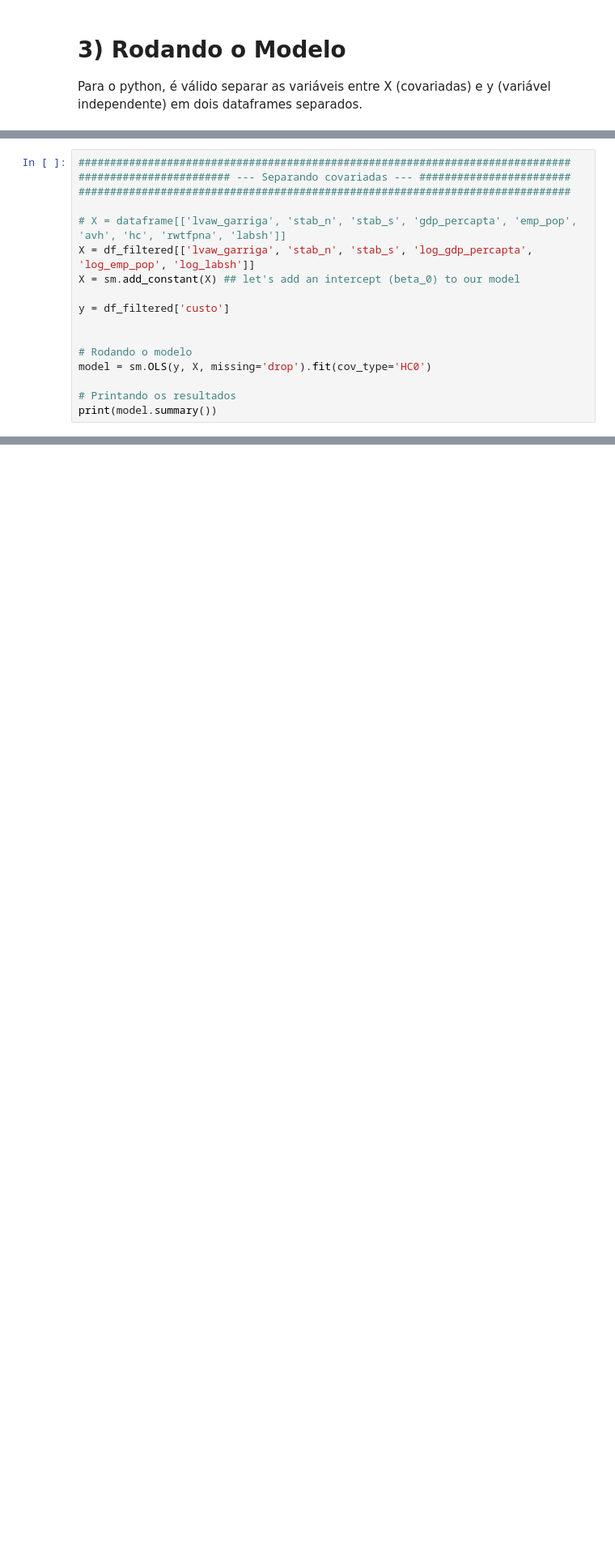
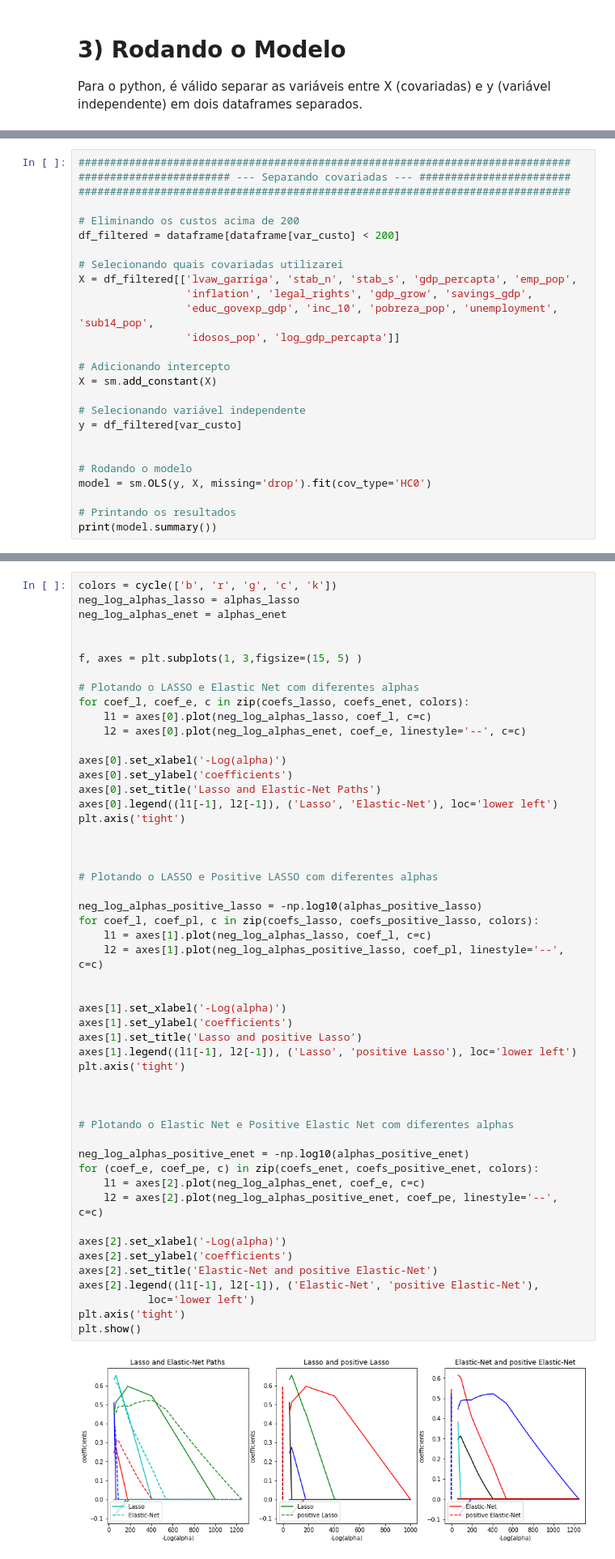
Before and after one commit to lucasestrela/Dissertacao, a Jupyter notebook: Rodando_Modelo.ipynb, the cells around one changed output, grey strips where cells are left out. Shown at 81% size. Saved outputs shown, nothing was run; the diff lists cells and outputs as text; blank space fills up the shorter version.

```diff
--- a/Rodando_Modelo.ipynb
+++ b/Rodando_Modelo.ipynb
@@ -74,11 +83,20 @@ df_filtered.head()
 ######################## --- Separando covariadas --- ########################
 ##############################################################################
 
-# X = dataframe[['lvaw_garriga', 'stab_n', 'stab_s', 'gdp_percapta', 'emp_pop', 'avh', 'hc', 'rwtfpna', 'labsh']]
-X = df_filtered[['lvaw_garriga', 'stab_n', 'stab_s', 'log_gdp_percapta', 'log_emp_pop', 'log_labsh']]
-X = sm.add_constant(X) ## let's add an intercept (beta_0) to our model
+# Eliminando os custos acima de 200
+df_filtered = dataframe[dataframe[var_custo] < 200]
 
-y = df_filtered['custo']
+# Selecionando quais covariadas utilizarei
+X = df_filtered[['lvaw_garriga', 'stab_n', 'stab_s', 'gdp_percapta', 'emp_pop',
+                 'inflation', 'legal_rights', 'gdp_grow', 'savings_gdp',
+                 'educ_govexp_gdp', 'inc_10', 'pobreza_pop', 'unemployment', 'sub14_pop',
+                 'idosos_pop', 'log_gdp_percapta']]
+
+# Adicionando intercepto
+X = sm.add_constant(X)
+
+# Selecionando variável independente
+y = df_filtered[var_custo]
 
 
 # Rodando o modelo
@@ -106,0 +183,53 @@ Warnings:
+# %%
+colors = cycle(['b', 'r', 'g', 'c', 'k'])
+neg_log_alphas_lasso = alphas_lasso
+neg_log_alphas_enet = alphas_enet
+
+
+f, axes = plt.subplots(1, 3,figsize=(15, 5) )
+
+# Plotando o LASSO e Elastic Net com diferentes alphas
+for coef_l, coef_e, c in zip(coefs_lasso, coefs_enet, colors):
+    l1 = axes[0].plot(neg_log_alphas_lasso, coef_l, c=c)
+    l2 = axes[0].plot(neg_log_alphas_enet, coef_e, linestyle='--', c=c)
+
+axes[0].set_xlabel('-Log(alpha)')
+axes[0].set_ylabel('coefficients')
+axes[0].set_title('Lasso and Elastic-Net Paths')
+axes[0].legend((l1[-1], l2[-1]), ('Lasso', 'Elastic-Net'), loc='lower left')
+plt.axis('tight')
+
+
+
+# Plotando o LASSO e Positive LASSO com diferentes alphas
+
+neg_log_alphas_positive_lasso = -np.log10(alphas_positive_lasso)
+for coef_l, coef_pl, c in zip(coefs_lasso, coefs_positive_lasso, colors):
+    l1 = axes[1].plot(neg_log_alphas_lasso, coef_l, c=c)
+    l2 = axes[1].plot(neg_log_alphas_positive_lasso, coef_pl, linestyle='--', c=c)
+
+
+axes[1].set_xlabel('-Log(alpha)')
+axes[1].set_ylabel('coefficients')
+axes[1].set_title('Lasso and positive Lasso')
+axes[1].legend((l1[-1], l2[-1]), ('Lasso', 'positive Lasso'), loc='lower left')
+plt.axis('tight')
+
+
+
+# Plotando o Elastic Net e Positive Elastic Net com diferentes alphas
+
+neg_log_alphas_positive_enet = -np.log10(alphas_positive_enet)
+for (coef_e, coef_pe, c) in zip(coefs_enet, coefs_positive_enet, colors):
+    l1 = axes[2].plot(neg_log_alphas_enet, coef_e, c=c)
+    l2 = axes[2].plot(neg_log_alphas_positive_enet, coef_pe, linestyle='--', c=c)
+
+axes[2].set_xlabel('-Log(alpha)')
+axes[2].set_ylabel('coefficients')
+axes[2].set_title('Elastic-Net and positive Elastic-Net')
+axes[2].legend((l1[-1], l2[-1]), ('Elastic-Net', 'positive Elastic-Net'),
+           loc='lower left')
+plt.axis('tight')
+plt.show()
+# %% [output]
+[figure, added]
```
Also changed, not shown: parts of 25 cells of this notebook.
